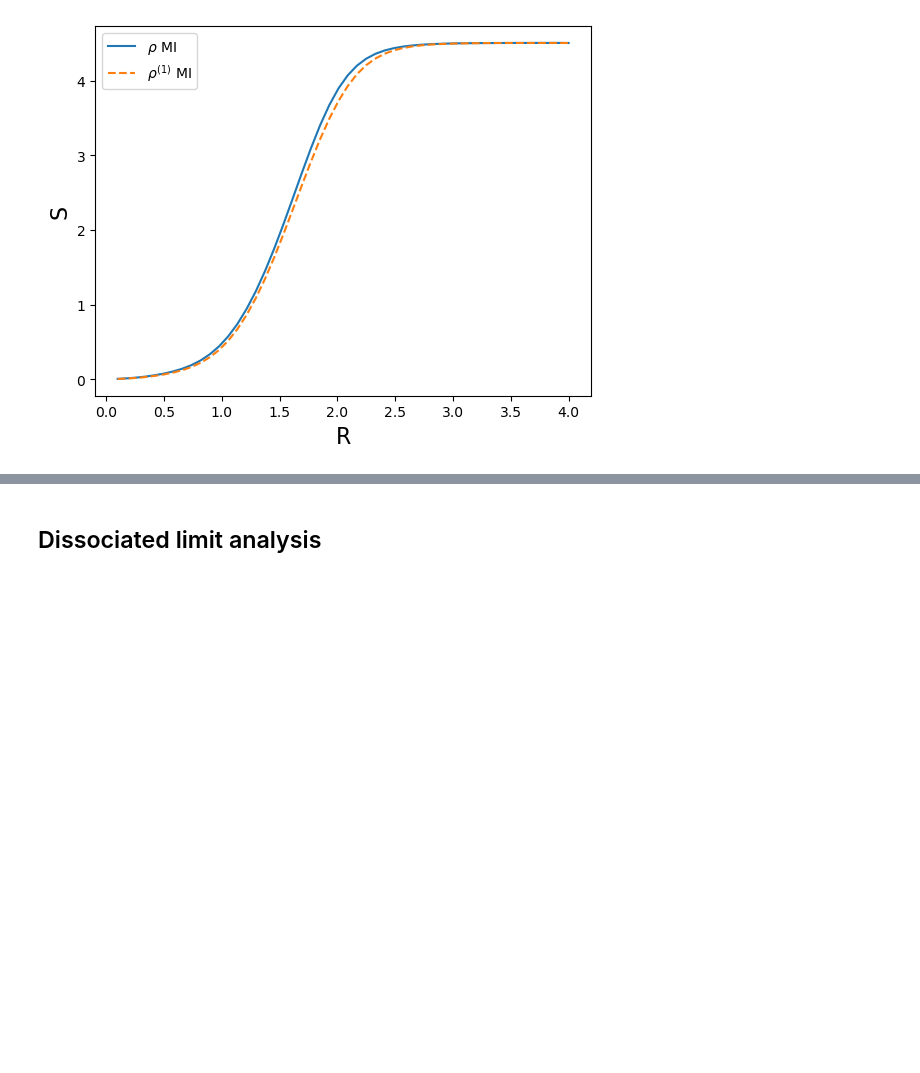
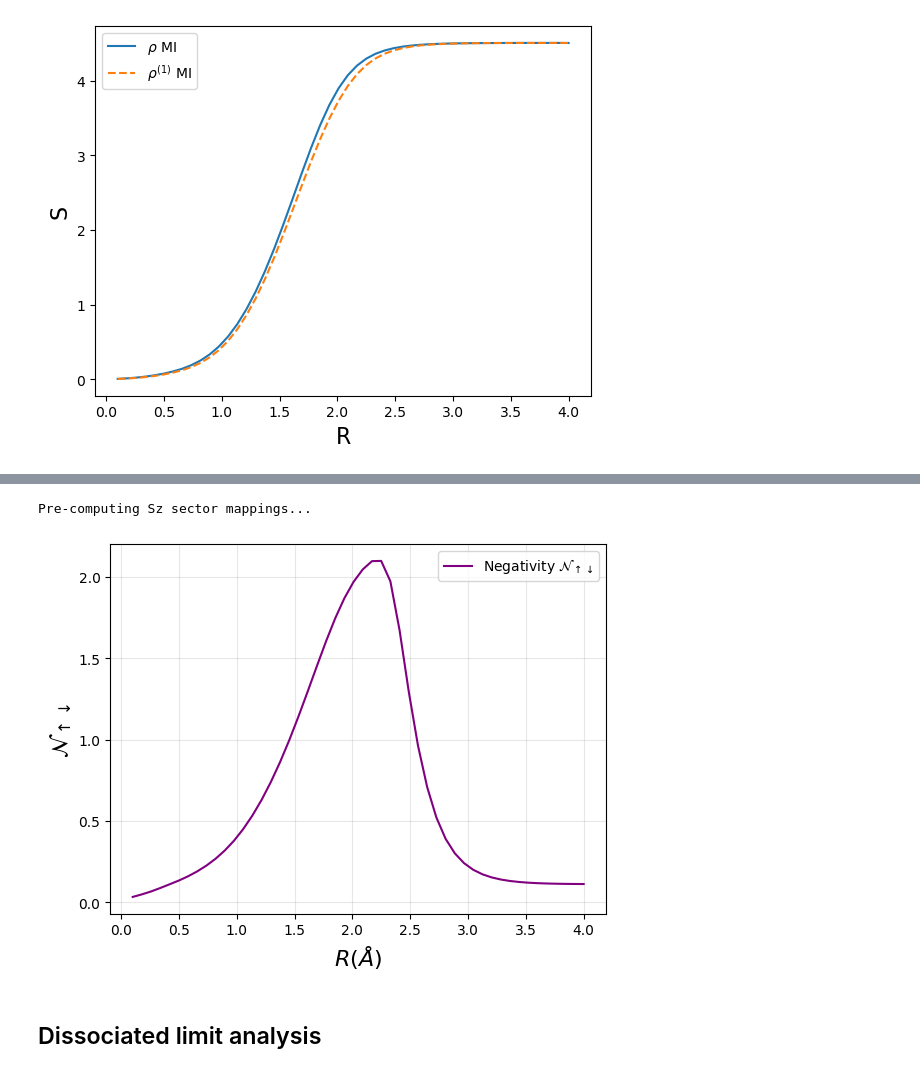
Before and after one commit to aguschanchu/q-chemistry, a Jupyter notebook: main.ipynb, the cells around one changed output, grey strips where cells are left out. Cells and saved outputs as stored; diff of their text form; code cells hidden in the pictures; blank space fills up the shorter version.

Commit message:
WIP unrestricted plots

```diff
--- a/main.ipynb
+++ b/main.ipynb
@@ -906,0 +911,2 @@ plot_mutual_information(states)
+# %%
+basis_r = FixedBasis(d=N_SPIN_ORBITALS, num=N_ELECTRONS)
@@ -907,3 +1149,65 @@ plot_mutual_information(states)
+# %%
+def plot_sz_resolved_negativity(states_dict: dict, basis_c: FixedBasis, label: str = r'Negativity $\mathcal{N}_{\uparrow\downarrow}$'):
+    """
+    Calculates the Total Bipartite Negativity of the state by strictly enforcing
+    particle number superselection rules across all allowed Sz sectors.
+    """
+    ds = sorted(list(states_dict.keys()))
+    res = np.zeros(len(ds))
+
+    N_total = basis_c.num
+    N_spatial = basis_c.d // 2
+
+    print("Pre-computing Sz sector mappings...")
+    sectors_info = []
+
+    # Evaluate allowed N_up configurations
+    for n_up in range(max(0, N_total - N_spatial), min(N_total, N_spatial) + 1):
+        n_dn = N_total - n_up
+        idx_sector, b_up, b_dn, s2i = get_sector_mappings(basis_c, n_up, n_dn)
+
+        if len(idx_sector) > 0:
+            sectors_info.append((idx_sector, b_up, b_dn, s2i))
+
+    for idx, R in tqdm(enumerate(ds), total=len(ds), desc="Sz-Resolved Negativity"):
+        state = states_dict[R]
+
+        if state.ndim == 1:
+            rho = np.outer(state, state.conj())
+        else:
+            rho = state
+
+        total_negativity = 0.0
+
+        # Compute PT negativity independently per Sz block
+        for idx_sector, b_up, b_dn, s2i in sectors_info:
+
+            # Extract the S_z block from the global state
+            rho_block = rho[np.ix_(idx_sector, idx_sector)]
+
+            # Optimization: Skip numerically empty blocks (saves extensive time)
+            if np.trace(rho_block).real < 1e-12:
+                continue
+
+            total_negativity += sector_negativity(rho_block, b_up, b_dn, s2i)
+
+        res[idx] = total_negativity
+
+    # Plotting
+    plt.figure()
+    plt.plot(ds, res, label=label, color='purple')
+    plt.xlabel(r'$R (\AA)$', fontsize=16)
+    plt.ylabel(r'$\mathcal{N}_{\uparrow\downarrow}$', fontsize=16)
+    plt.grid(alpha=0.3)
+    plt.legend()
+    plt.show()
+
+    return res
+
+total_thermal_negativity = plot_sz_resolved_negativity(states, basis_r)
+# %% [output]
+Pre-computing Sz sector mappings...
+[figure, added]
 # %% [markdown]
 ## Dissociated limit analysis
 # %%
```
Also changed, not shown: parts of 4 cells of this notebook.
